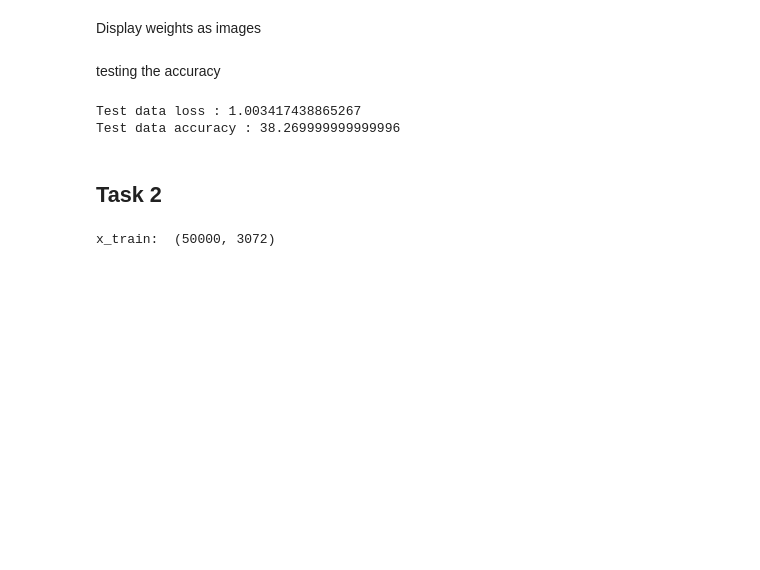
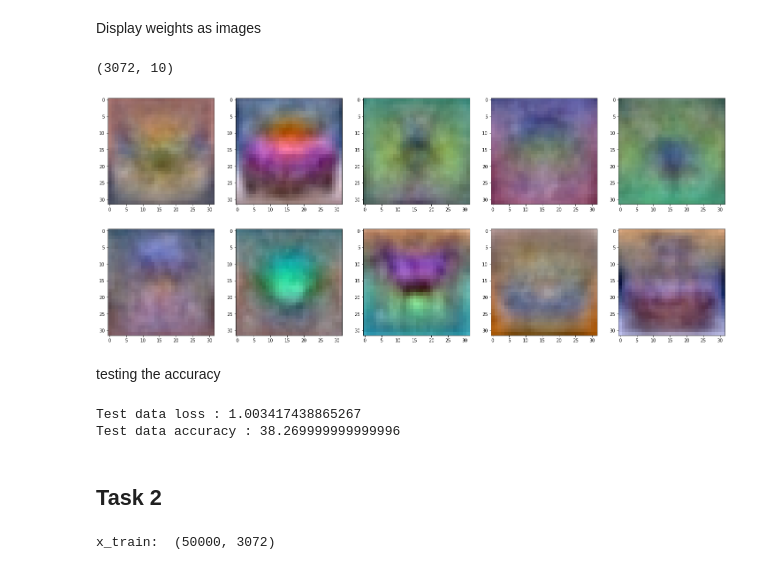
Before and after one commit to pahanmendis/EN2550, a Jupyter notebook: Assignment4.ipynb, the cells around one changed output. Drawn from its saved outputs; the diff is of its cells as text; code cells hidden in the pictures; blank space fills up the shorter version.

```diff
--- a/Assignment4.ipynb
+++ b/Assignment4.ipynb
@@ -122,5 +126,17 @@ final accuracy :  38.379999999999995
 # %% [markdown]
 Display weights as images
+# %%
+w1_normal = w1 - np.min(w1) # making the minimum weight zero
+print(w1.shape)
+w1_normal = ((w1_normal/np.max(w1_normal))*255).astype('uint8')
+fig,ax = plt.subplots(2,5,figsize = (25,10))
+for i in range(10):
+    image = w1_normal[:,i].reshape(32,32,3)
+    plt.subplot(2,5,i+1)
+    plt.imshow(image[:,:,::-1])
+# %% [output]
+(3072, 10)
+[figure, added]
 # %% [markdown]
 testing the accuracy
 # %%
```
Also changed, not shown: parts of 2 cells of this notebook.
